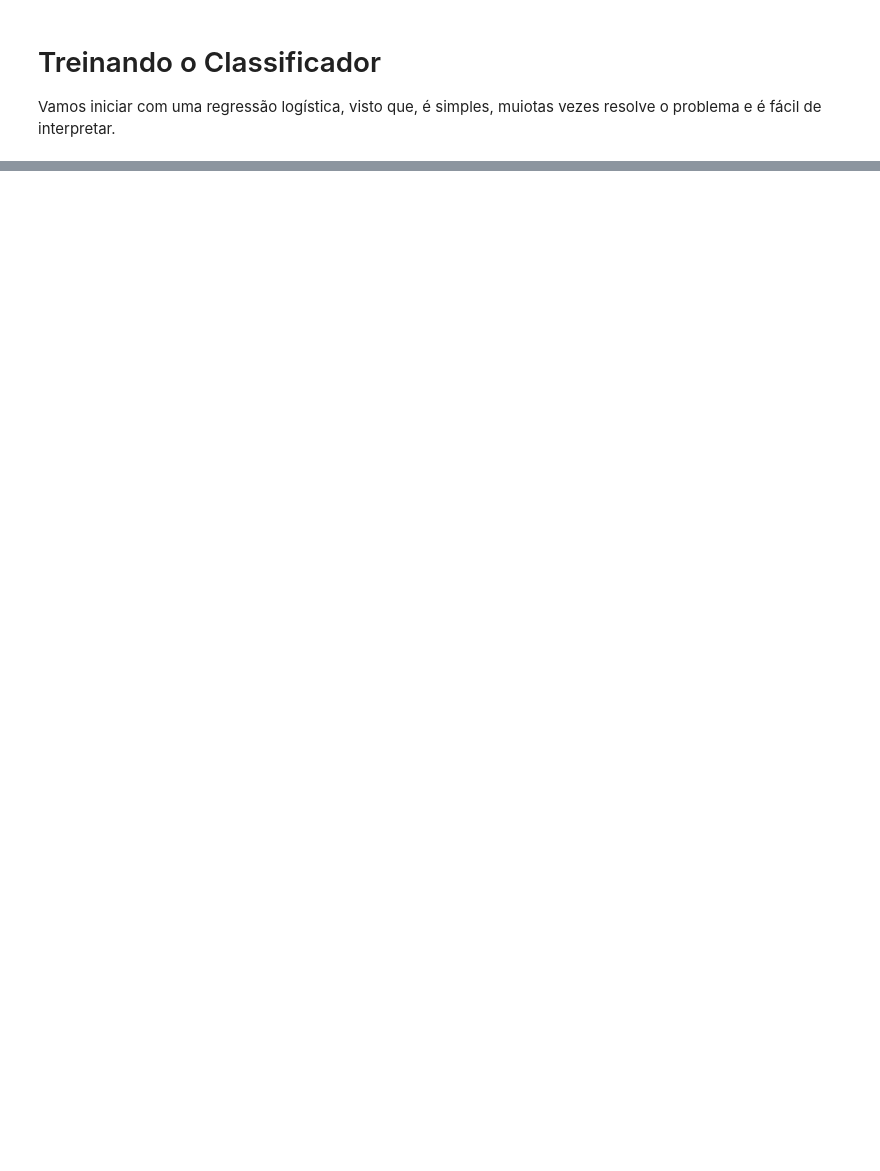
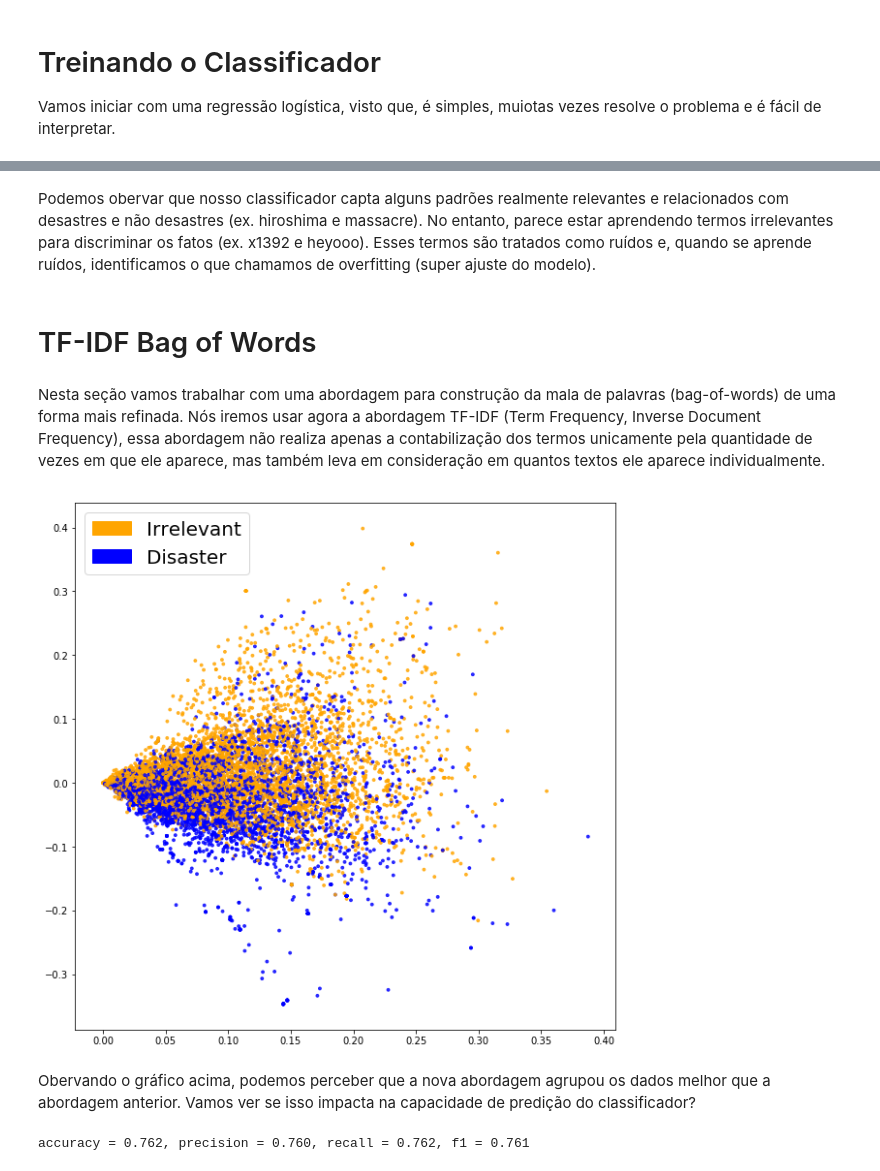
Before and after one commit to ErickCosta/nlp-beginner, a Jupyter notebook: NLP Guide.ipynb, the cells around one changed output, grey strips where cells are left out. Cells and saved outputs as stored; diff of their text form; code cells hidden in the pictures; blank space fills up the shorter version.

```diff
--- a/NLP Guide.ipynb
+++ b/NLP Guide.ipynb
@@ -292,0 +439,24 @@ Vamos iniciar com uma regressão logística, visto que, é simples, muiotas veze
+# %% [markdown]
+Podemos obervar que nosso classificador capta alguns padrões realmente relevantes e relacionados com desastres e não desastres (ex. hiroshima e massacre). No entanto, parece estar aprendendo termos irrelevantes para discriminar os fatos (ex. x1392 e heyooo). Esses termos são tratados como ruídos e, quando se aprende ruídos, identificamos o que chamamos de overfitting (super ajuste do modelo).
+# %% [markdown]
+# TF-IDF Bag of Words
+# %% [markdown]
+Nesta seção vamos trabalhar com uma abordagem para construção da mala de palavras (bag-of-words) de uma forma mais refinada. Nós iremos usar agora a abordagem TF-IDF (Term Frequency, Inverse Document Frequency), essa abordagem não realiza apenas a contabilização dos termos unicamente pela quantidade de vezes em que ele aparece, mas também leva em consideração em quantos textos ele aparece individualmente.
+# %%
+# Construindo bag-of-words com count-vectorizer
+tfidf_vectorizer = TfidfVectorizer()
+
+# Aprendendo o vacabulário e contabilizando os termos para teste
+X_train_tfidf = tfidf_vectorizer.fit_transform(X_train)
+
+# Contabilizando os termos no vocabulário aprendido para treino
+X_test_tfidf = tfidf_vectorizer.transform(X_test)
+
+# Plotando a distribuição do vocabulário
+fig = plt.figure(figsize=(10, 10))
+plot_LSA(X_train_tfidf, y_train)
+plt.show()
+# %% [output]
+[figure, added]
+# %% [markdown]
+Obervando o gráfico acima, podemos perceber que a nova abordagem agrupou os dados melhor que a abordagem anterior. Vamos ver se isso impacta na capacidade de predição do classificador?
@@ -292,0 +471,6 @@ Vamos iniciar com uma regressão logística, visto que, é simples, muiotas veze
+# %%
+accuracy_tfidf, precision_tfidf, recall_tfidf, f1_tfidf = get_metrics(y_test, y_predicted_tfidf)
+print("accuracy = %.3f, precision = %.3f, recall = %.3f, f1 = %.3f" % (accuracy_tfidf, precision_tfidf,
+                                                                       recall_tfidf, f1_tfidf))
+# %% [output]
+accuracy = 0.762, precision = 0.760, recall = 0.762, f1 = 0.761
```
Also changed, not shown: parts of 39 cells of this notebook, 2 other files.
